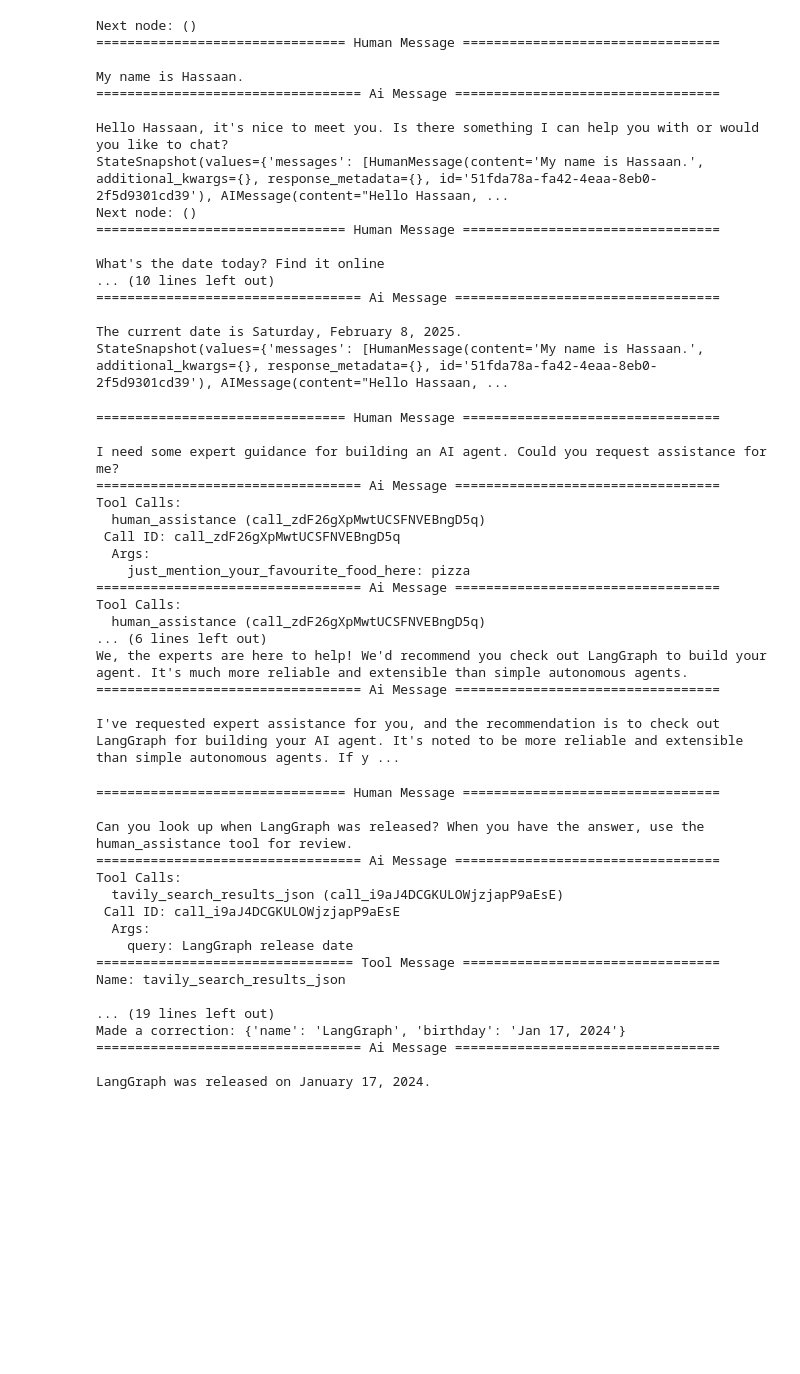
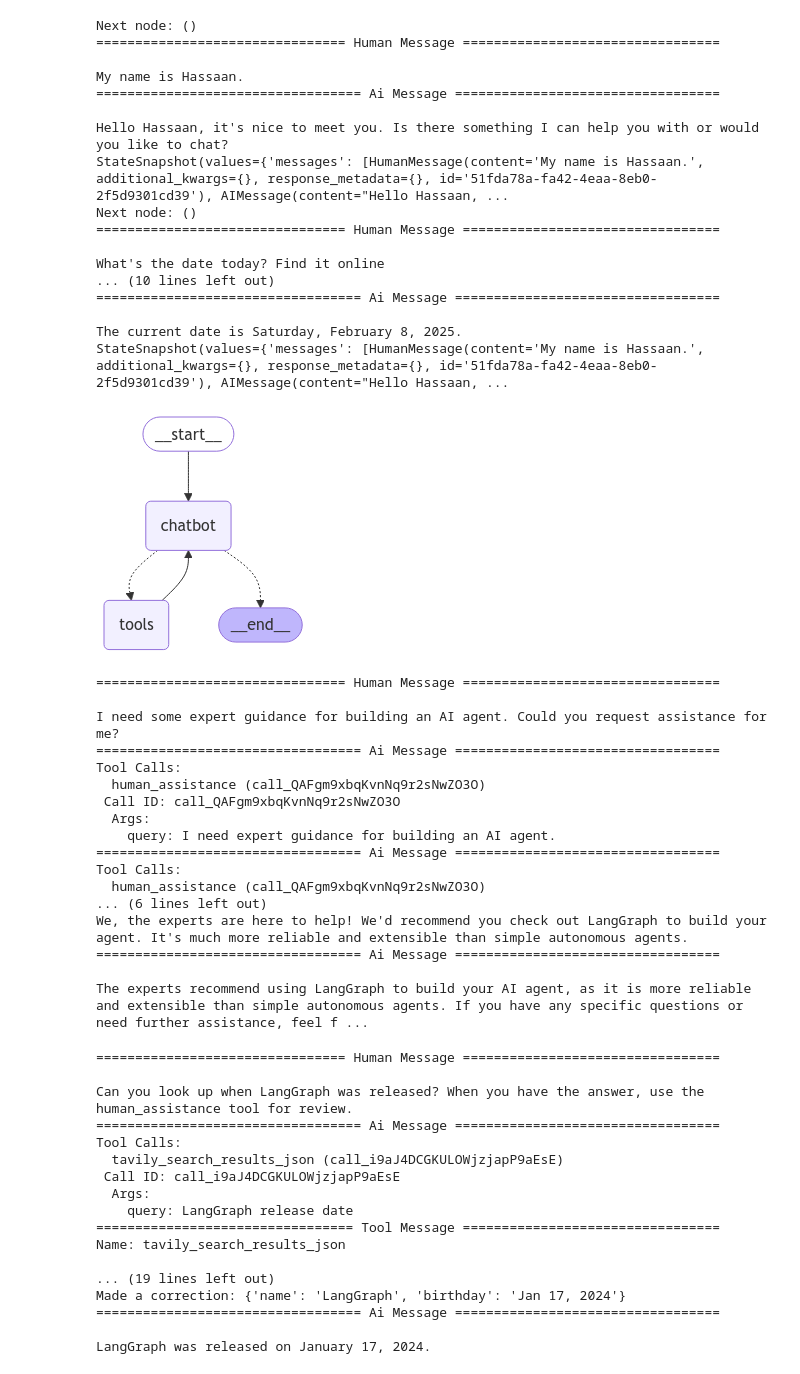
Before and after one commit to BugKOHass/langgraph_tutorial, a Jupyter notebook: tutorial.ipynb, the cells around one changed output. Drawn from its saved outputs; the diff is of its cells as text; code cells hidden in the pictures; blank space fills up the shorter version.

```diff
--- a/tutorial.ipynb
+++ b/tutorial.ipynb
@@ -483,6 +484,7 @@ secrets = Config(RepositoryEnv(".env"))
 
 TAVILY_API_KEY = secrets("TAVILY_API_KEY")
 OPENAI_API_KEY = secrets("OPENAI_API_KEY")
+GROQ_API_KEY = secrets("GROQ_API_KEY")
 
 class State(TypedDict):
     messages: Annotated[list, add_messages]
@@ -519,6 +521,19 @@ llm = ChatOpenAI(
     api_key=openai_api_key
 )
 
+groq_api_key = GROQ_API_KEY
+
+# model = "llama3-70b-8192"
+# model = "llama3-70b-8192"
+# model="llama-3.3-70b-versatile"
+# model = "deepseek-r1-distill-llama-70b"
+
+# llm = ChatGroq(
+#     model=model,
+#     temperature=0.3,
+#     groq_api_key = groq_api_key
+# )
+
 llm_with_tools = llm.bind_tools(tools)
 
 
@@ -547,10 +562,10 @@ graph_builder.set_entry_point("chatbot")
 memory = MemorySaver()
 graph = graph_builder.compile(checkpointer=memory)
 
-# try:
-#     display(Image(graph.get_graph().draw_mermaid_png()))
-# except Exception as e:
-#     print(f"error: {str(e)}")
+try:
+    display(Image(graph.get_graph().draw_mermaid_png()))
+except Exception as e:
+    print(f"error: {str(e)}")
 
 config_1 = {"configurable": {"thread_id": "1"}}
 
@@ -564,50 +579,51 @@ events = graph.stream(
     {"messages": [{"role": "user", "content": user_input}]},
     config_1,
     stream_mode="values",
     )
 for event in events:
     event["messages"][-1].pretty_print()
 snapshot = graph.get_state(config_1)
 # print(snapshot)
 
 # The chatbot generated a tool call, but then execution has been interrupted!
 # Note that if we inspect the graph state, we see that it stopped at the tools node.
 # print("snapshot.next:", snapshot.next)
 
 # NOTE: At this point, if, instead of passing the human_command, we repeat the above lines i.e. pass the user_input, we get:
 # Error code: 400 - {'error': {'message': "An assistant message with 'tool_calls' must be followed by tool messages responding to each 'tool_call_id'. The following tool_call_ids did not have response messages: call_BOqwNiVqNZemELbM1fc1P0RQ", 'type': 'invalid_request_error', 'param': 'messages.[2].role', 'code': None}}
 # During task with name 'chatbot' and id 'd5d118b1-27df-5cb9-b8ad-747946bd779b'
 
 human_response = (
     "We, the experts are here to help! We'd recommend you check out LangGraph to build your agent."
     " It's much more reliable and extensible than simple autonomous agents."
 )
 
 human_command = Command(resume={"data": human_response})
 
 # When the following code is run, the last AI Message that was printed earlier as well i.e. tool call is again printed here.
 events = graph.stream(human_command, config_1, stream_mode="values")
 for event in events:
     if "messages" in event:
         event["messages"][-1].pretty_print()
 # %% [output]
+[figure, added]
 ================================ Human Message =================================
 
 I need some expert guidance for building an AI agent. Could you request assistance for me?
 ================================== Ai Message ==================================
 Tool Calls:
-  human_assistance (call_zdF26gXpMwtUCSFNVEBngD5q)
- Call ID: call_zdF26gXpMwtUCSFNVEBngD5q
+  human_assistance (call_QAFgm9xbqKvnNq9r2sNwZO3O)
+ Call ID: call_QAFgm9xbqKvnNq9r2sNwZO3O
   Args:
-    just_mention_your_favourite_food_here: pizza
+    query: I need expert guidance for building an AI agent.
 ================================== Ai Message ==================================
 Tool Calls:
-  human_assistance (call_zdF26gXpMwtUCSFNVEBngD5q)
+  human_assistance (call_QAFgm9xbqKvnNq9r2sNwZO3O)
 ... (6 lines left out)
 We, the experts are here to help! We'd recommend you check out LangGraph to build your agent. It's much more reliable and extensible than simple autonomous agents.
 ================================== Ai Message ==================================
 
-I've requested expert assistance for you, and the recommendation is to check out LangGraph for building your AI agent. It's noted to be more reliable and extensible than simple autonomous agents. If y ...
+The experts recommend using LangGraph to build your AI agent, as it is more reliable and extensible than simple autonomous agents. If you have any specific questions or need further assistance, feel f ...
 # %%
 # Part 5 - Customizing State
 
```
Also changed, not shown: parts of 2 cells of this notebook, 3 other files.
